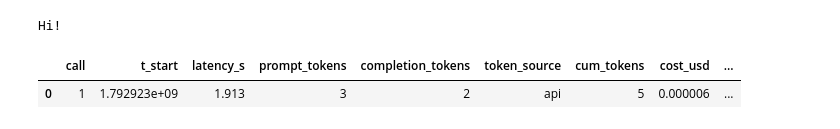
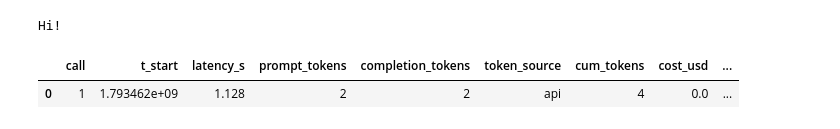
Before and after one commit to jinsyl123/dsa4212-project, a Jupyter notebook: code/test_pipeline_with_llm.ipynb, the cells around one changed output. Saved outputs shown, nothing was run; the diff lists cells and outputs as text; code cells hidden in the pictures.

Commit message:
Ran on 3 seeds, added open router llms, resolved bugs wrt results analysis in notebook

```diff
--- a/code/test_pipeline_with_llm.ipynb
+++ b/code/test_pipeline_with_llm.ipynb
@@ -16,5 +15,0 @@ Repo root: c:\Users\nicho\OneDrive\Desktop\github\dsa4212-project\code
-# %%
-# Check that the LLM abstraction worked
-for f in ["smoke", "pipecheck", "eoh_baseline", "compare", "pipecheck_claude"]:
-    c = C.load(f"configs/{f}.yaml")
-    print(f"{f:17s} {c['llm'].get('name')!s:22s} ${c['llm']['price_in_per_1m']}/{c['llm']['price_out_per_1m']}  {c['budget']}")
@@ -27,8 +15,0 @@ pipecheck_claude  claude-haiku-5-5       $0/0  {'max_evals': 12, 'max_tokens': 6
-# %%
-from obpevo import config as C
-display(pd.DataFrame(C.llm_registry()).T[["provider", "model", "price_in_per_1m", "price_out_per_1m"]])
-for kw in [{}, {"llm": "gemini-3.8-flash", "budget": "pilot"}]:
-    c = C.load("configs/eoh_baseline.yaml", **kw)
-    print(c["experiment"], "|", c["llm"]["model"], c["llm"]["price_in_per_1m"], "|", c["budget"])
-idx = run_experiment.main("configs/smoke.yaml", methods=["eoh"], seeds=[0], force=True)
-print(idx.loc[idx.label == "eoh", ["llm_name", "budget_name", "n_evals", "stop_reason"]])
@@ -73,15 +28,22 @@ assert os.environ.get("GEMINI_API_KEY"), "GEMINI_API_KEY is not set"
 
 from obpevo.llm import make_backend
 # %%
-# One call through the same wrapper the pipeline uses
+# # One call through the same wrapper the pipeline uses
+# import tempfile
+# from obpevo.llm import make_backend, LoggedLLM
+# cfg = C.load("configs/eoh_baseline.yaml")
+# log = Path(tempfile.mkdtemp()) / "calls.csv"
+# wrapped = LoggedLLM(make_backend(cfg["llm"]), log, price_in_per_1m=0.3, price_out_per_1m=2.5)
+# print(wrapped.draw_sample("Say hi")[:100])
+# display(pd.read_csv(log))           # one row: status ok, token_source api
+
 import tempfile
 from obpevo.llm import make_backend, LoggedLLM
-cfg = C.load("configs/eoh_baseline.yaml")
+cfg = C.load("configs/eoh_baseline.yaml", llm="openrouter-gemini-3.5-flash-lite")
 log = Path(tempfile.mkdtemp()) / "calls.csv"
-wrapped = LoggedLLM(make_backend(cfg["llm"]), log, price_in_per_1m=0.3, price_out_per_1m=2.5)
-print(wrapped.draw_sample("Say hi")[:100])
-display(pd.read_csv(log))           # one row: status ok, token_source api
+w = LoggedLLM(make_backend(cfg["llm"]), log, cfg["llm"]["price_in_per_1m"], cfg["llm"]["price_out_per_1m"])
+print(w.draw_sample("Say hi")[:100]); display(pd.read_csv(log))     # status ok, token_source api, cost > 0
 # %% [output]
 Hi!
 |  | call | t_start | latency_s | prompt_tokens | completion_tokens | token_source | cum_tokens | cost_usd | ... |
-| 0 | 1 | 1.792923e+09 | 1.913 | 3 | 2 | api | 5 | 0.000006 | ... |
+| 0 | 1 | 1.793462e+09 | 1.128 | 2 | 2 | api | 4 | 0.0 | ... |
```
Also changed, not shown: parts of 10 cells of this notebook, 48 other files.
